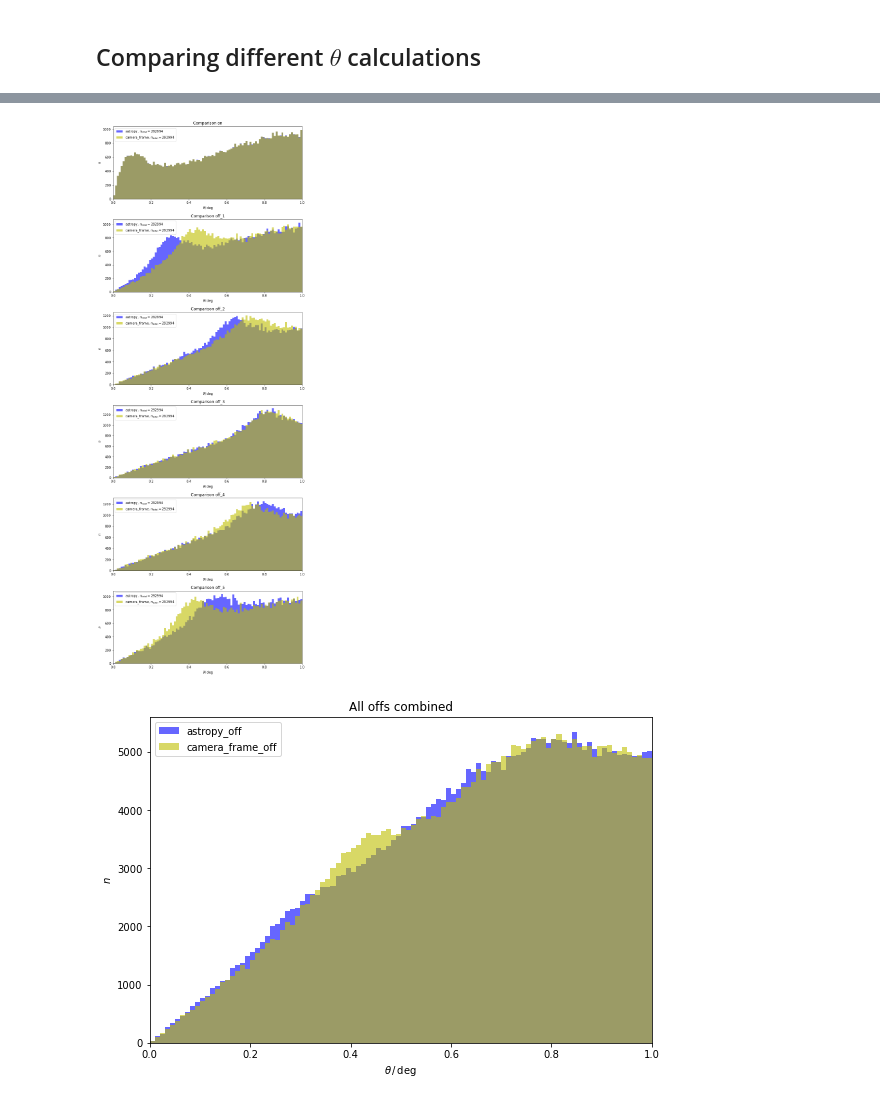
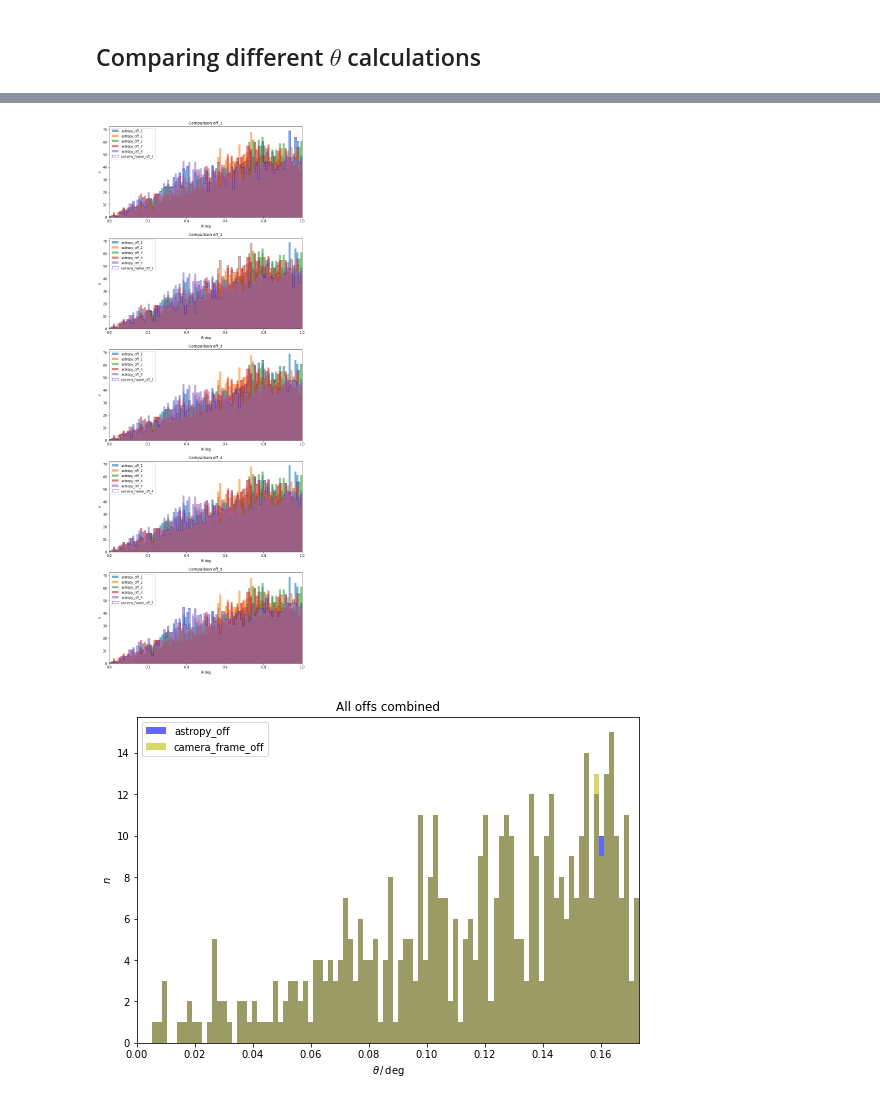
Before and after one commit to tudo-astroparticlephysics/LST_mono_analysis, a Jupyter notebook: notebooks/test.ipynb, the cells around one changed output, grey strips where cells are left out. Saved outputs shown, nothing was run; the diff lists cells and outputs as text; code cells hidden in the pictures.

```diff
--- a/notebooks/test.ipynb
+++ b/notebooks/test.ipynb
@@ -237,28 +202,33 @@ theta_comp
 # %%
-fig, axs = plt.subplots(6, 1, constrained_layout=True, figsize=(9, 6*4))
+fig, axs = plt.subplots(5, 1, constrained_layout=True, figsize=(9, 6*4))
+
+offs = ['off_1', 'off_2', 'off_3', 'off_4', 'off_5']
 
 range=[0,1]
-for ax, i in zip(axs, ['on', 'off_1', 'off_2', 'off_3', 'off_4', 'off_5']):
-    n_astropy = len(theta_comp[f'astropy_{i}'].dropna())
-    ax.hist(
-        theta_comp[f'astropy_{i}'], range=range,
-        bins=100, histtype='bar', color='b', alpha=0.6,
-        label=rf'astropy, $n_\mathrm{{total}} = {n_astropy}$'
-    )
-    n_camera = len(theta_comp[f'camera_frame_{i}'].dropna())
+for ax, i in zip(axs, offs):
+    #n_astropy = len(theta_comp[f'astropy_{i}'].dropna())
+    for j in offs:
+        ax.hist(
+            theta_comp[f'astropy_{j}'], range=range,
+            bins=100, histtype='bar', alpha=0.6,
+            label=rf'astropy_{j}'
+        )
+    #n_camera = len(theta_comp[f'camera_frame_{i}'].dropna())
     ax.hist(
         theta_comp[f'camera_frame_{i}'], range=range,
-        bins=100, histtype='bar', color='y', alpha=0.6,
-        label=rf'camera_frame, $n_\mathrm{{total}} = {n_camera}$'
+        bins=100, histtype='step', color='b', alpha=0.6,
+        label=rf'camera_frame_{i}'
     )
     ax.set_xlim(range)
 
     ax.set_xlabel(r'$\theta \,/\, \mathrm{deg}$')
     ax.set_ylabel(r'$n$')
     ax.set_title(f'Comparison {i}')
     ax.legend()
+
+fig.savefig('../build/theta_comparison.pdf')
 # %% [output]
-[figure, old version]
+[figure, new version]
 # %%
 # combine all 5 offs
 
@@ -269,7 +239,7 @@ camera_frame_off = np.array(
     theta_comp.loc[:, theta_comp.columns.str.startswith('camera_frame_off')]
 ).ravel()
 
-range=[0, 1]
+range=[0, np.sqrt(0.03)]
 plt.hist(
     astropy_off, range=range,
     bins=100, histtype='bar', color='b', alpha=0.6, label='astropy_off'
@@ -285,4 +255,4 @@ plt.title('All offs combined')
 plt.legend()
 None
 # %% [output]
-[figure, old version]
+[figure, new version]
```
Also changed, not shown: parts of 9 cells of this notebook, 5 other files.
